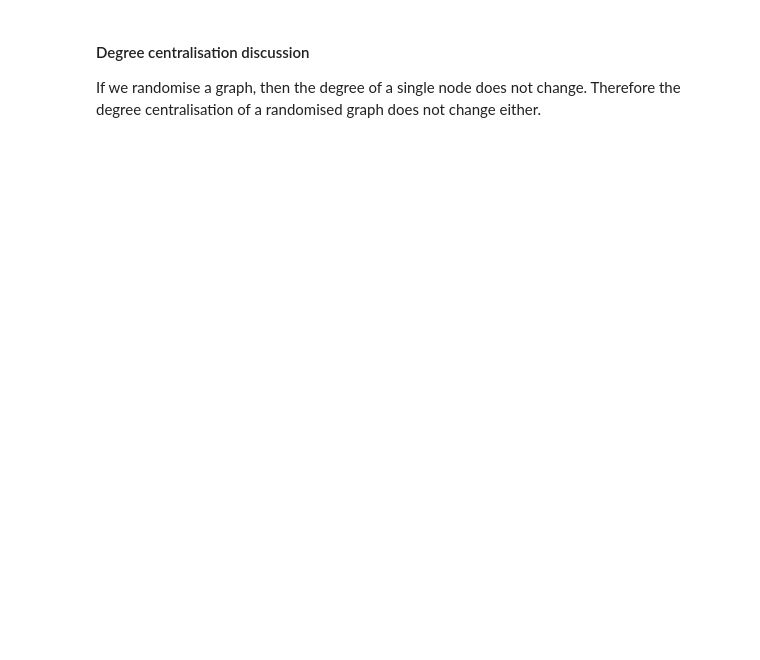
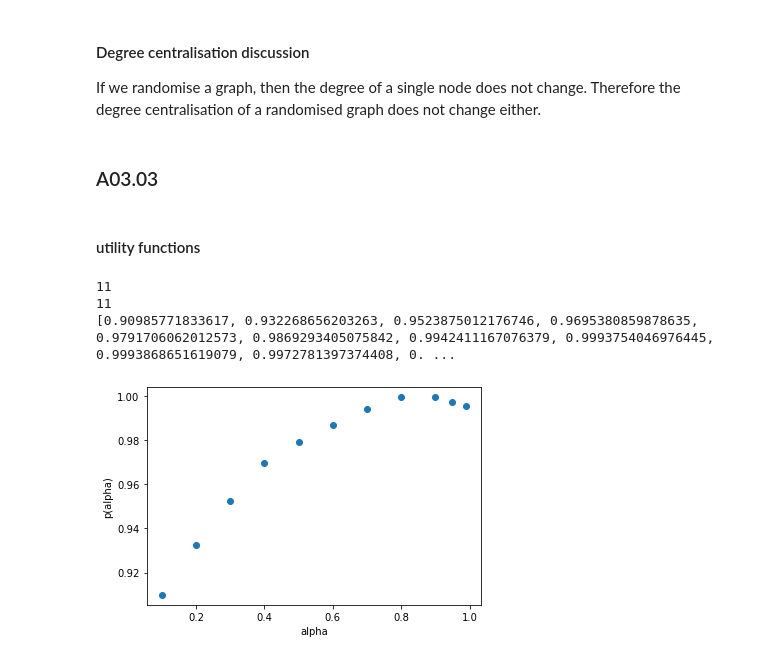
Before and after one commit to moerfii/network_science_uzh, a Jupyter notebook: assignment_3/assignment_3.ipynb, the cells around one changed output. Saved outputs shown, nothing was run; the diff lists cells and outputs as text; code cells hidden in the pictures; blank space fills up the shorter version.

Commit message:
solved part 3 of assignment 3

```diff
--- a/assignment_3/assignment_3.ipynb
+++ b/assignment_3/assignment_3.ipynb
@@ -260,3 +269,29 @@ solve_03_02(graphs)
 #### Degree centralisation discussion
 
 If we randomise a graph, then the degree of a single node does not change. Therefore the degree centralisation of a randomised graph does not change either.
+# %% [markdown]
+### A03.03
+# %% [markdown]
+#### utility functions
+# %%
+def solve_03_03(graph: nx.Graph):
+    alphas = [0.1, 0.2, 0.3, 0.4, 0.5, 0.6, 0.7, 0.8, 0.9, 0.95, 0.99]
+    pr_0 = list(pagerank(graph, 0.85).values())
+
+    spearmans = []
+    for alpha in alphas:
+        pr = list(pagerank(graph,alpha).values())
+        spearmans.append(spearmanr(pr,pr_0)[0])
+
+    plt.scatter(alphas, spearmans)
+    plt.xlabel("alpha")
+    plt.ylabel("p(alpha)")
+    plt.show()
+# %%
+graph = read_graphml("data/Florida_foodweb.graphml")
+solve_03_03(graph)
+# %% [output]
+11
+11
+[0.90985771833617, 0.932268656203263, 0.9523875012176746, 0.9695380859878635, 0.9791706062012573, 0.9869293405075842, 0.9942411167076379, 0.9993754046976445, 0.9993868651619079, 0.9972781397374408, 0. ...
+[figure, added]
```
Also changed, not shown: parts of 3 cells of this notebook.
